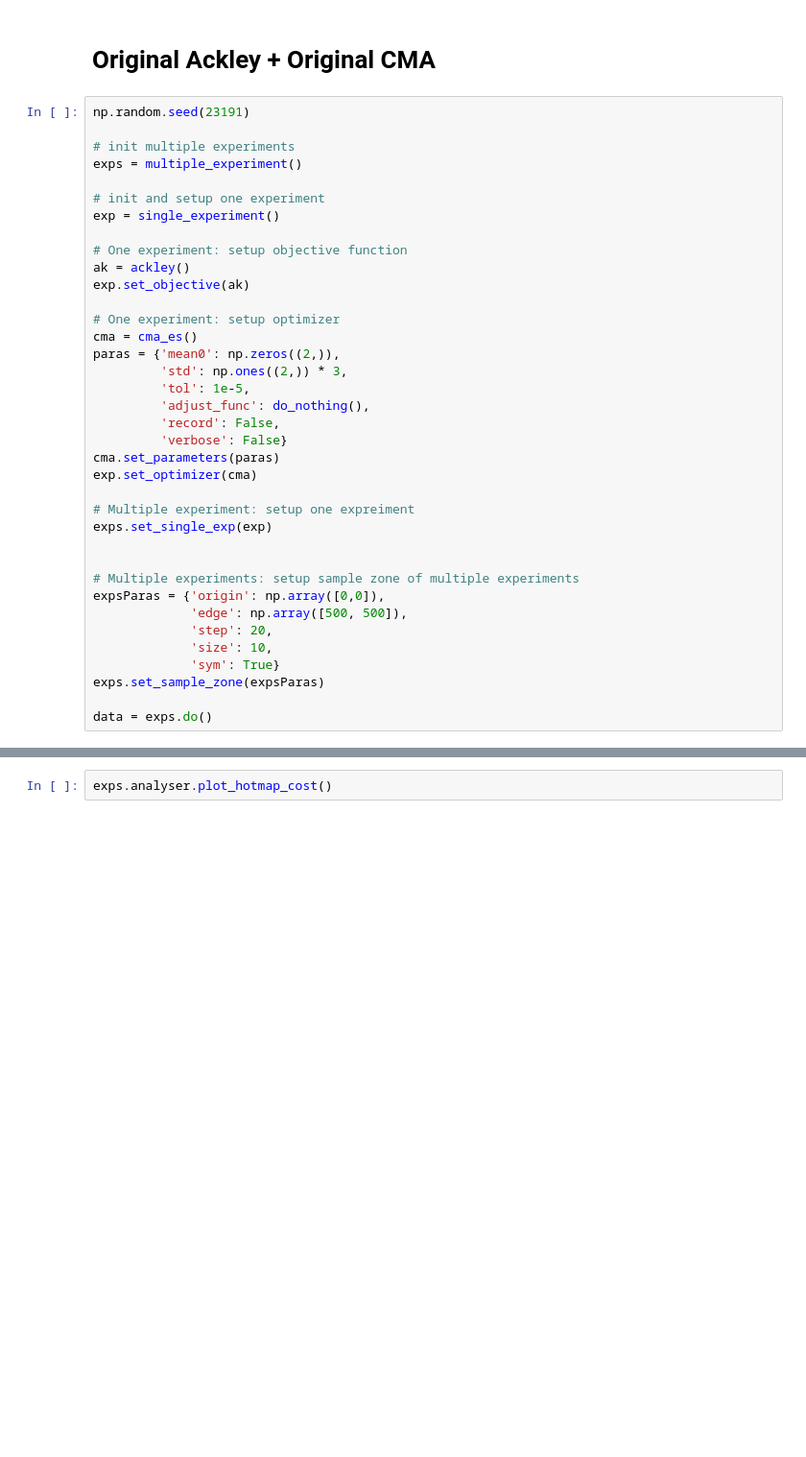
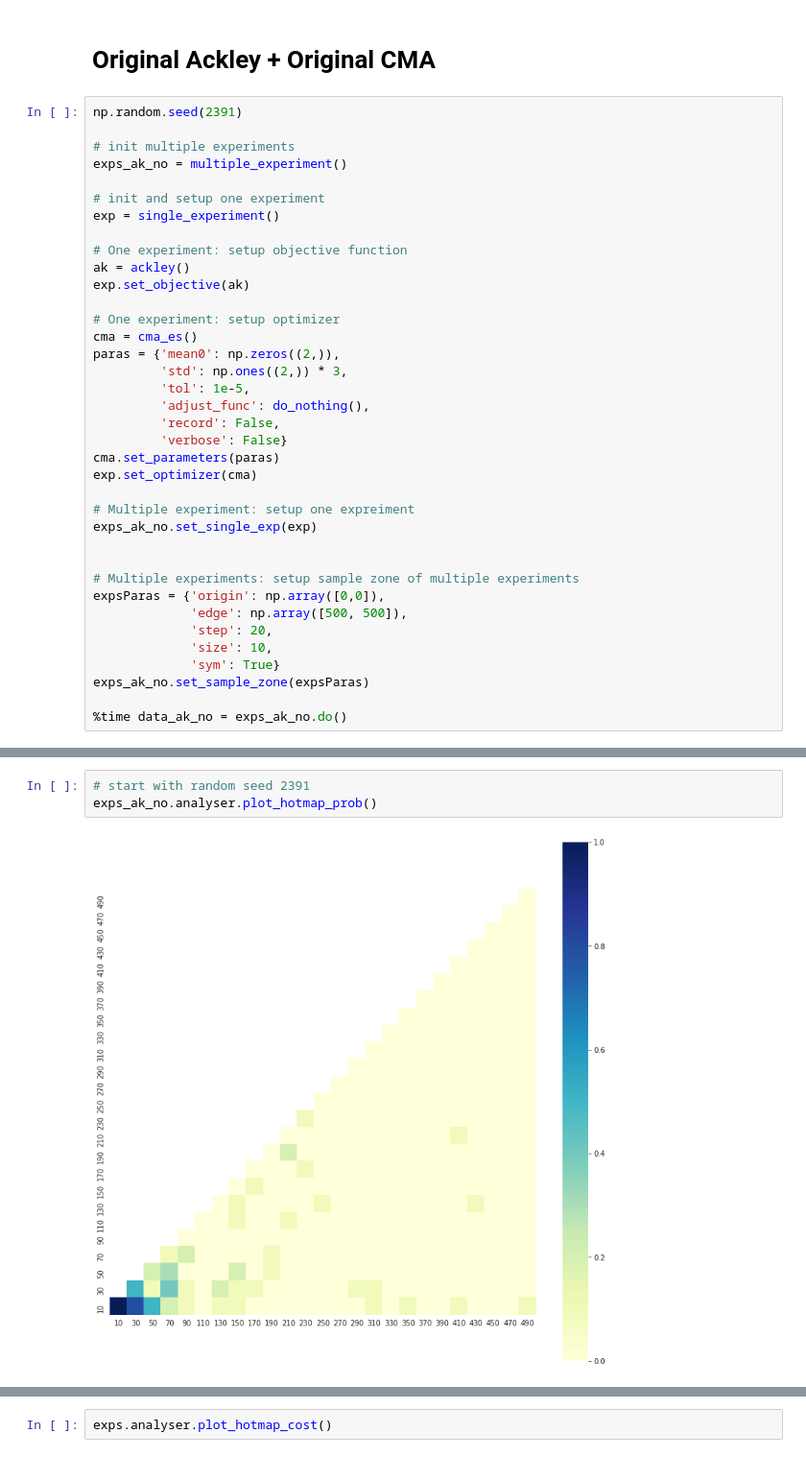
Before and after one commit to huajian1069/non-convex-optimisation, a Jupyter notebook: week 10.ipynb, the cells around one changed output, grey strips where cells are left out. Shown at 96% size. Drawn from its saved outputs; the diff is of its cells as text; blank space fills up the shorter version.

```diff
--- a/week 10.ipynb
+++ b/week 10.ipynb
@@ -87,10 +88,10 @@ class multiple_experiment:
 # %% [markdown]
 # Original Ackley + Original CMA
 # %%
-np.random.seed(23191)
+np.random.seed(2391)
 
 # init multiple experiments
-exps = multiple_experiment()
+exps_ak_no = multiple_experiment()
 
 # init and setup one experiment
 exp = single_experiment()
@@ -111,7 +112,7 @@ cma.set_parameters(paras)
 exp.set_optimizer(cma)
 
 # Multiple experiment: setup one expreiment
-exps.set_single_exp(exp)
+exps_ak_no.set_single_exp(exp)
 
 
 # Multiple experiments: setup sample zone of multiple experiments
@@ -120,7 +121,7 @@ expsParas = {'origin': np.array([0,0]),
              'step': 20,
              'size': 10,
              'sym': True}
-exps.set_sample_zone(expsParas)
+exps_ak_no.set_sample_zone(expsParas)
 
-data = exps.do()
+%time data_ak_no = exps_ak_no.do()
 # %% [output]
@@ -160,0 +144,5 @@ exps.analyser.plot_hotmap_prob()
+# %%
+# start with random seed 2391
+exps_ak_no.analyser.plot_hotmap_prob()
+# %% [output]
+[figure, added]
```
Also changed, not shown: parts of 24 cells of this notebook, 5 other files.
